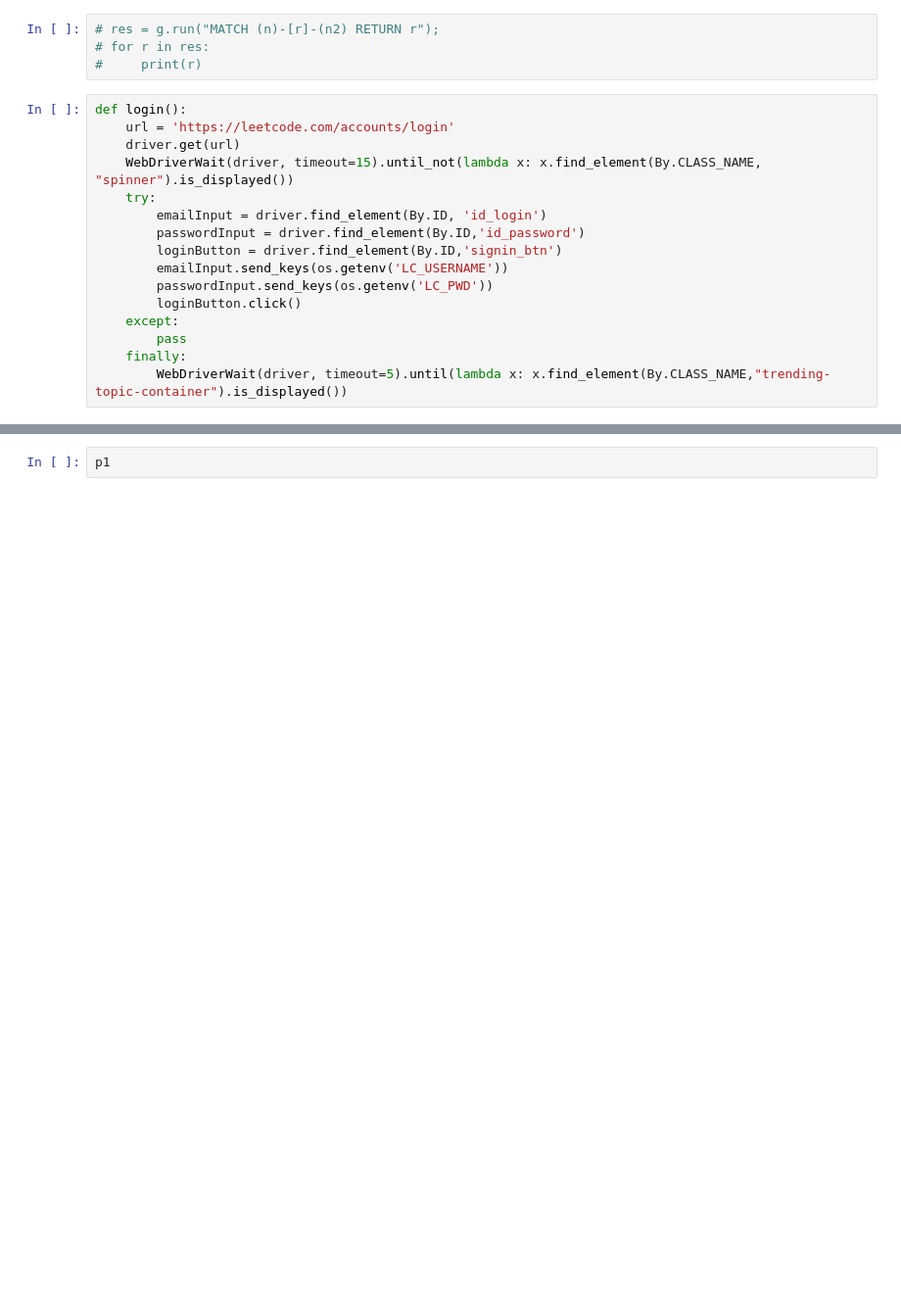
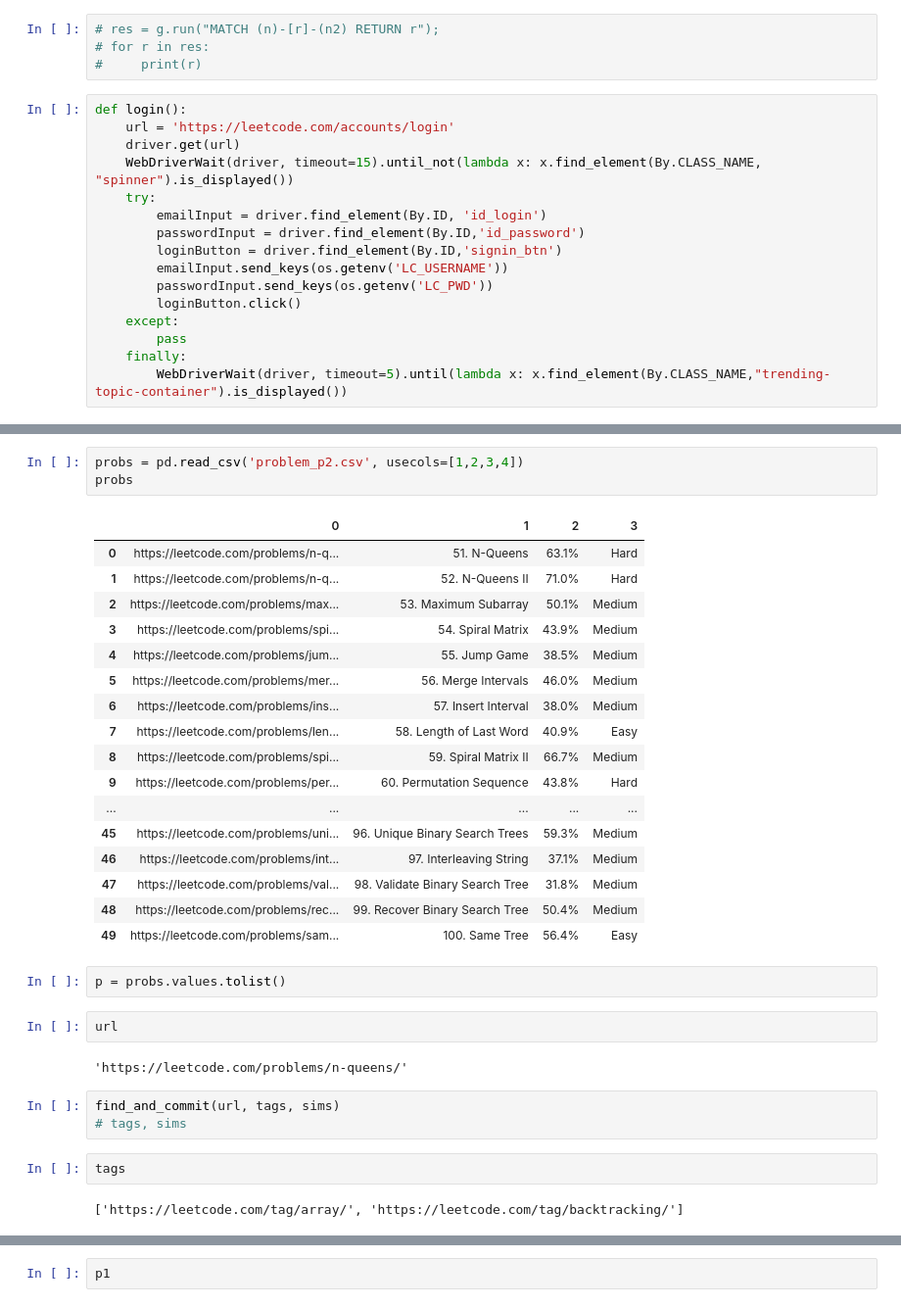
Before and after one commit to siwei-li/LC-graph, a Jupyter notebook: LCScraper.ipynb, the cells around one changed output, grey strips where cells are left out. Shown: that part at 98% size. Drawn from its saved outputs; the diff is of its cells as text; blank space fills up the shorter version.

```diff
--- a/LCScraper.ipynb
+++ b/LCScraper.ipynb
@@ -162,0 +307,34 @@ for page_num in range(PAGE_CNT):
+# %%
+probs = pd.read_csv('problem_p2.csv', usecols=[1,2,3,4])
+probs
+# %% [output]
+|  | 0 | 1 | 2 | 3 |
+| 0 | https://leetcode.com/problems/n-q... | 51. N-Queens | 63.1% | Hard |
+| 1 | https://leetcode.com/problems/n-q... | 52. N-Queens II | 71.0% | Hard |
+| 2 | https://leetcode.com/problems/max... | 53. Maximum Subarray | 50.1% | Medium |
+| 3 | https://leetcode.com/problems/spi... | 54. Spiral Matrix | 43.9% | Medium |
+| 4 | https://leetcode.com/problems/jum... | 55. Jump Game | 38.5% | Medium |
+| 5 | https://leetcode.com/problems/mer... | 56. Merge Intervals | 46.0% | Medium |
+| 6 | https://leetcode.com/problems/ins... | 57. Insert Interval | 38.0% | Medium |
+| 7 | https://leetcode.com/problems/len... | 58. Length of Last Word | 40.9% | Easy |
+| 8 | https://leetcode.com/problems/spi... | 59. Spiral Matrix II | 66.7% | Medium |
+| 9 | https://leetcode.com/problems/per... | 60. Permutation Sequence | 43.8% | Hard |
+| ... | ... | ... | ... | ... |
+| 45 | https://leetcode.com/problems/uni... | 96. Unique Binary Search Trees | 59.3% | Medium |
+| 46 | https://leetcode.com/problems/int... | 97. Interleaving String | 37.1% | Medium |
+| 47 | https://leetcode.com/problems/val... | 98. Validate Binary Search Tree | 31.8% | Medium |
+| 48 | https://leetcode.com/problems/rec... | 99. Recover Binary Search Tree | 50.4% | Medium |
+| 49 | https://leetcode.com/problems/sam... | 100. Same Tree | 56.4% | Easy |
+# %%
+p = probs.values.tolist()
+# %%
+url
+# %% [output]
+'https://leetcode.com/problems/n-queens/'
+# %%
+find_and_commit(url, tags, sims)
+# tags, sims
+# %%
+tags
+# %% [output]
+['https://leetcode.com/tag/array/', 'https://leetcode.com/tag/backtracking/']
```
Also changed, not shown: parts of 25 cells of this notebook, 49 other files.
